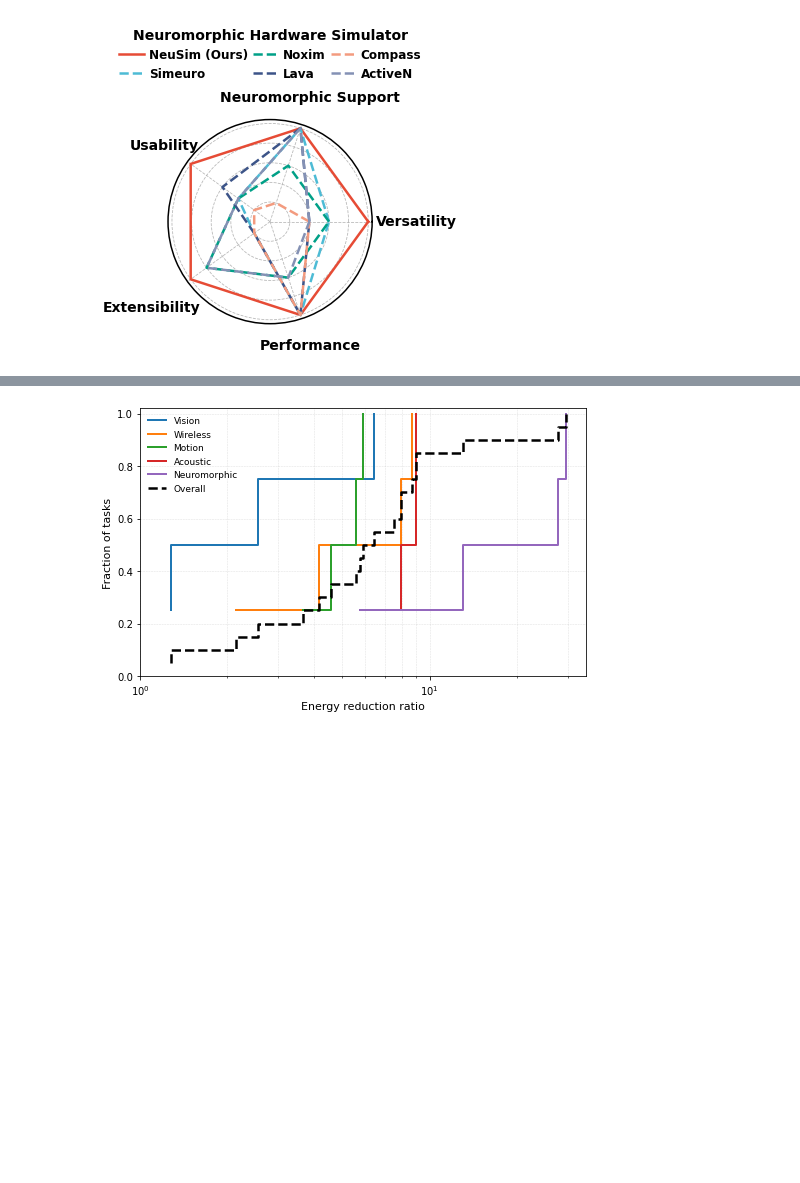
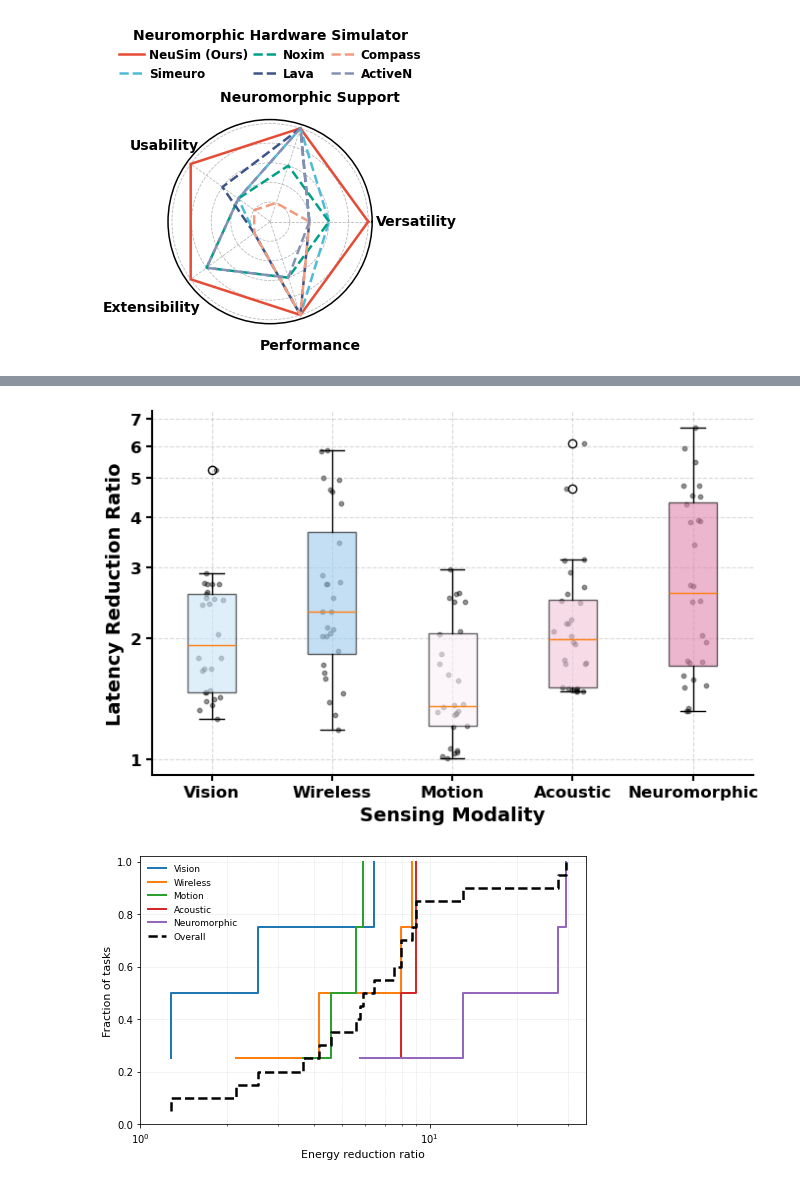
Before and after one commit to yudi-mars/Soul, a Jupyter notebook: demo/EDA_main.ipynb, the cells around one changed output, grey strips where cells are left out. Drawn from its saved outputs; the diff is of its cells as text; code cells hidden in the pictures; blank space fills up the shorter version.

Commit message:
update all appendix content visualization

```diff
--- a/demo/EDA_main.ipynb
+++ b/demo/EDA_main.ipynb
@@ -516,3 +516,71 @@ plt.show()
+# %%
+import matplotlib.pyplot as plt
+import numpy as np
+from matplotlib.ticker import ScalarFormatter, LogLocator, NullLocator
+
+modalities = ["Vision", "Wireless", "Motion", "Acoustic", "Neuromorphic"]
+
+data = [
+    [2.426, 2.746, 2.727, 2.435, 2.727, 2.724, 2.505, 5.245, 2.906, 1.414, 1.666, 2.046, 2.574, 2.489, 2.598, 2.525, 1.684, 1.683, 1.791, 1.786, 1.368, 1.425, 1.488, 1.464, 1.397, 1.325, 1.259, 1.472],
+    [2.107, 2.132, 4.685, 2.525, 5.816, 5.001, 2.866, 2.328, 3.452, 4.633, 2.759, 2.720, 4.950, 5.863, 4.316, 2.322, 1.860, 1.293, 1.647, 2.052, 2.028, 1.391, 1.719, 2.027, 1.586, 1.188, 1.461, 2.731],
+    [1.374, 1.289, 1.322, 1.628, 1.732, 1.350, 2.594, 1.825, 2.048, 2.973, 1.051, 1.006, 2.458, 2.579, 2.517, 2.463, 1.571, 1.302, 1.310, 2.082, 1.016, 1.065, 1.036, 1.040, 1.208, 1.294, 1.211, 1.366],
+    [2.174, 2.224, 2.182, 2.085, 6.073, 2.022, 1.938, 1.955, 2.569, 2.677, 2.450, 2.470, 3.124, 4.694, 2.910, 3.132, 1.474, 1.473, 1.481, 1.477, 1.502, 1.495, 1.507, 1.498, 1.726, 1.765, 1.740, 1.732],
+    [5.914, 5.486, 3.893, 3.924, 2.705, 2.460, 3.895, 4.297, 3.405, 6.670, 4.515, 4.493, 2.479, 2.693, 4.781, 4.789, 1.749, 1.619, 1.320, 1.316, 1.342, 1.576, 1.506, 1.529, 2.031, 1.959, 1.739, 1.756]
+]
+
+fig, ax = plt.subplots(figsize=(7, 4.5))
+
+bp = ax.boxplot(data,
+                patch_artist=True,
+                labels=modalities,
+                showfliers=True,
+                widths=0.4)
+
+# 颜色
+colors = ["#CAE5F8", "#9DCBED", "#FAEFF5", "#F2C5DA", "#E286AF"]
+for patch, color in zip(bp['boxes'], colors):
+    patch.set_facecolor(color)
+    patch.set_alpha(0.6)
+
+for i, vals in enumerate(data):
+    x = np.random.normal(i+1, 0.06, size=len(vals))
+    ax.scatter(x, vals, color='black', s=10, alpha=0.4)
+
+ax.set_yscale("log")
+
+# === 手动设置所有刻度为主刻度 ===
+ax.set_yticks([1, 2, 3, 4, 5, 6, 7])
+ax.set_yticklabels(['1', '2', '3', '4', '5', '6', '7'])
+ax.yaxis.set_minor_locator(NullLocator())  # 关闭次刻度
+
+# 标签样式
+ax.set_xlabel("Sensing Modality", fontsize=14, fontweight='bold')
+ax.set_ylabel("Latency Reduction Ratio", fontsize=14, fontweight='bold')
+
+# 隐藏上和右边框
+ax.spines['top'].set_visible(False)
+ax.spines['right'].set_visible(False)
+
+# 边框加粗
+for spine in ax.spines.values():
+    spine.set_linewidth(1.5)
+
+# 网格 - 只显示主刻度网格
+ax.grid(True, which='major', linestyle='--', color='gray', alpha=0.3, zorder=0)
+
+# === 主刻度样式 ===
+ax.tick_params(axis='both', which='major', labelsize=12, width=1.5, length=4)
+
+# 强制绘制后再设置字体粗细
+fig.canvas.draw()
+for label in ax.get_xticklabels() + ax.get_yticklabels():
+    label.set_fontweight('bold')
+
+plt.tight_layout()
+plt.savefig('./fig4a.pdf', dpi=500, bbox_inches="tight")
+plt.show()
+# %% [output]
+[figure, added]
 # %%
 # fig4 (b) ann vs snn energy difference
 # 讨论同结构的ann snn在实际设备执行时理论推理能耗差异
```
Also changed, not shown: parts of 1 cell of this notebook, 2 other files.
